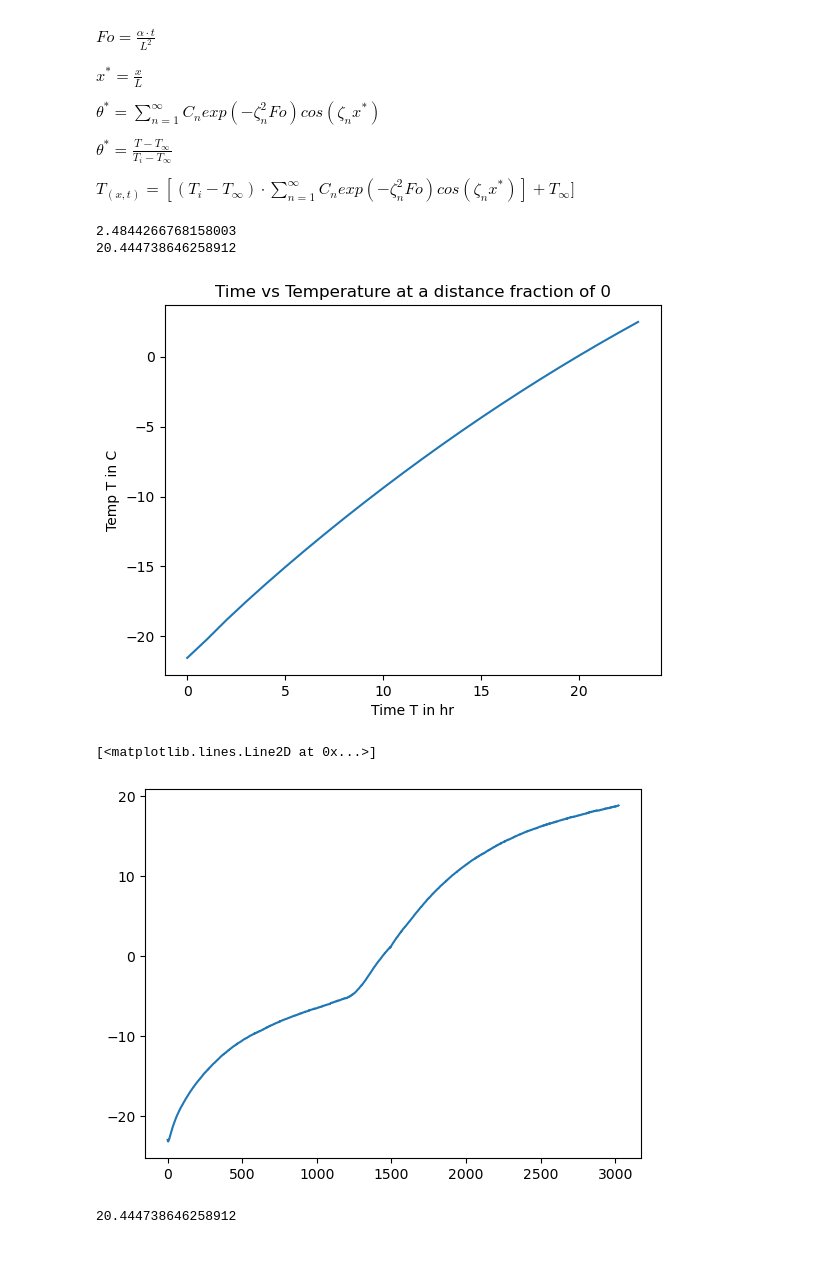
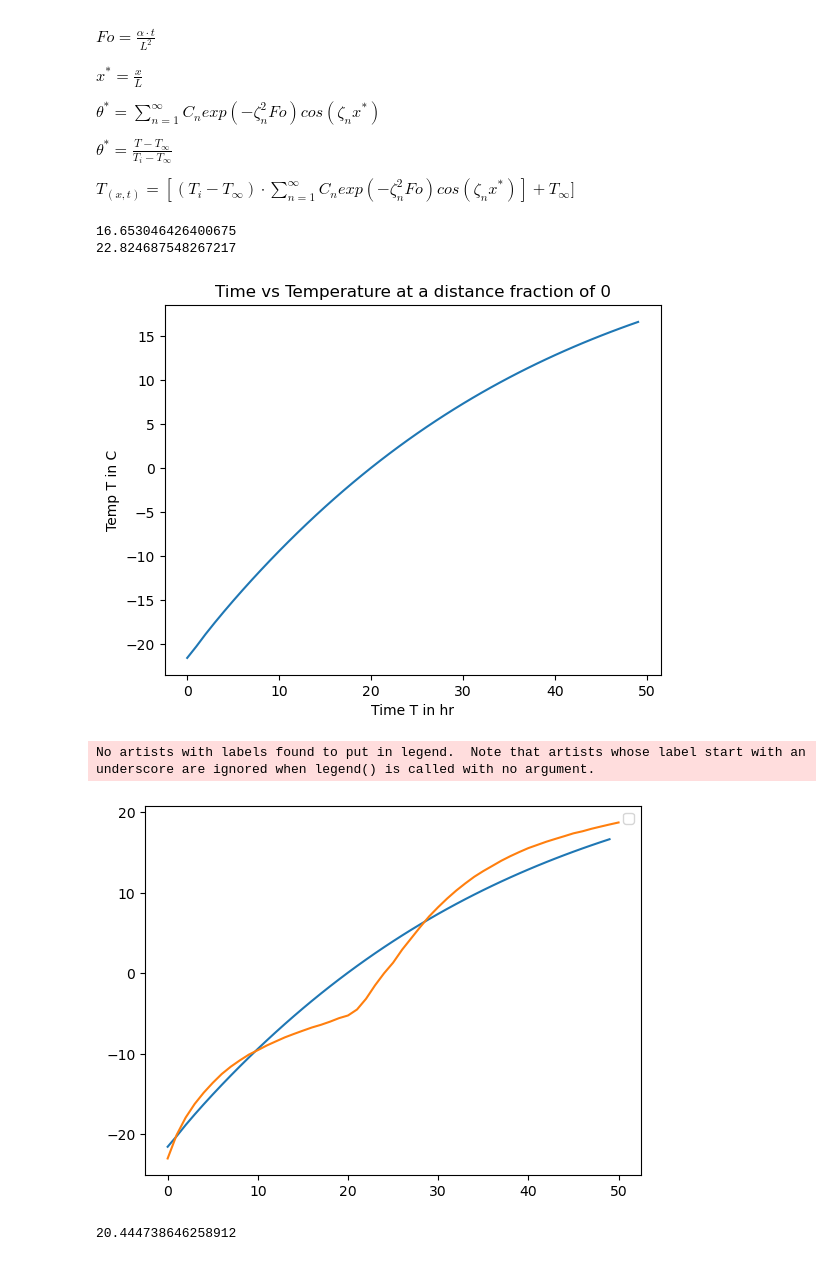
Before and after one commit to its-firefly/Code, a Jupyter notebook: main.ipynb, the cells around one changed output. Drawn from its saved outputs; the diff is of its cells as text; code cells hidden in the pictures.

Commit message:
added comparitive plots

```diff
--- a/main.ipynb
+++ b/main.ipynb
@@ -107,7 +107,7 @@ minWoolTvst = []
 co2Tvst = []
 PCMTvst = []
 x = 0
-time = 24 #in hours
+time = 50 #in hours
 
 U1,R1 = eigenRoots(biot_minWool)
 U2,R2 = eigenRoots(biot_co2)
@@ -139,15 +139,19 @@ plt.ylabel('Temp T in C')
 print(PCMTvst[-1])
 print(co2Tvst[-1])
 # %% [output]
-2.4844266768158003
-20.444738646258912
+16.653046426400675
+22.824687548267217
-[figure, old version]
+[figure, new version]
 # %%
 exp_val = np.loadtxt('data.txt')
-plt.plot(exp_val)
+exp_hr_val = exp_val[0:3022:60]
+plt.plot(PCMTvst)
+plt.plot(exp_hr_val)
+
+plt.show()
 # %% [output]
-[<matplotlib.lines.Line2D at 0x...>]
+No artists with labels found to put in legend.  Note that artists whose label start with an underscore are ignored when legend() is called with no argument.
-[figure, old version]
+[figure, new version]
 # %%
 plt.plot(co2Tvst)
 plt.title(f'Time vs Temperature at a distance fraction of {x}')
```
